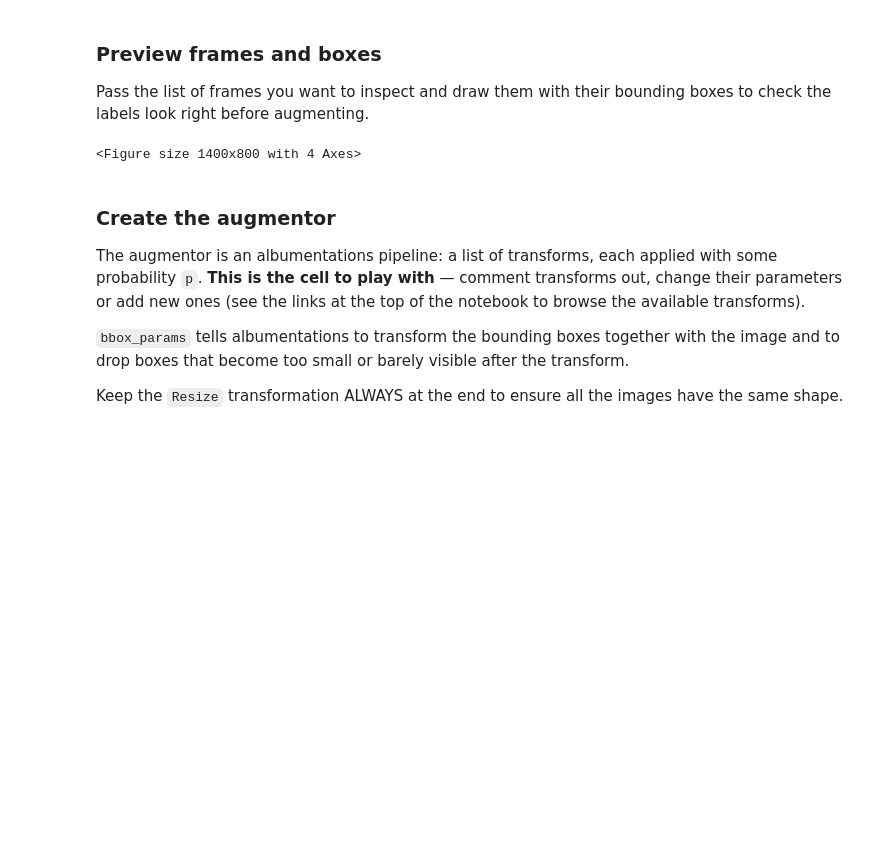
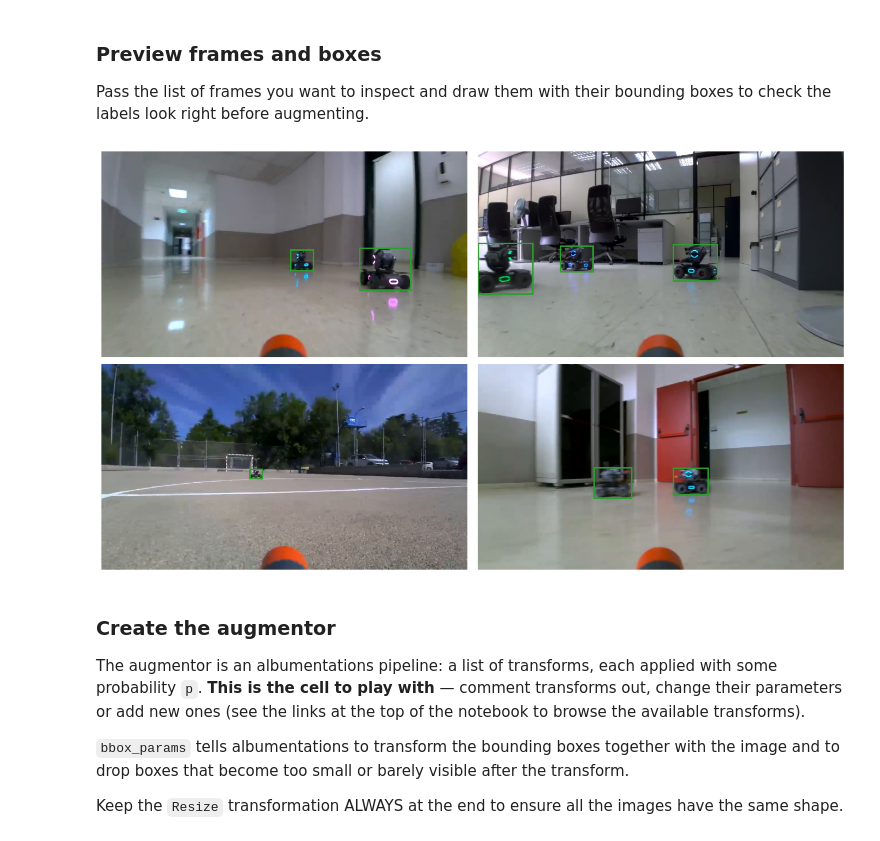
Before and after one commit to danifuertes/pids, a Jupyter notebook: src/pids/week1/data_aug.ipynb, the cells around one changed output. Saved outputs shown, nothing was run; the diff lists cells and outputs as text; code cells hidden in the pictures; blank space fills up the shorter version.

Commit message:
fix: update notebooks with images

```diff
--- a/src/pids/week1/data_aug.ipynb
+++ b/src/pids/week1/data_aug.ipynb
@@ -123,9 +123,9 @@ def show_batch(samples, ncols=2):
     show_grid([(plt.imread(s['frame_path']), s['bboxes']) for s in samples], ncols=ncols)
 # %%
 # Pick the frames you want to inspect
-show_batch([samples[0], samples[100], samples[200], samples[300]])
+show_batch([samples[78], samples[200], samples[450], samples[500]])
 # %% [output]
-<Figure size 1400x800 with 4 Axes>
+[figure, added]
 # %% [markdown]
 ### Create the augmentor
 
```
Also changed, not shown: parts of 1 cell of this notebook, 2 other files.
